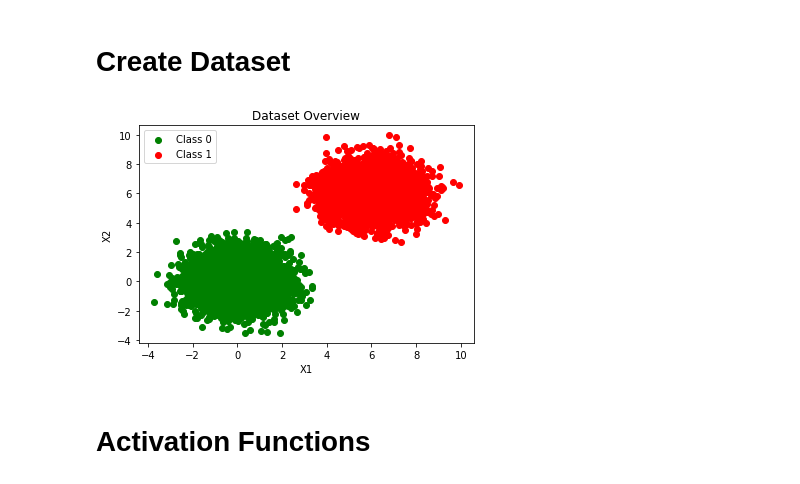
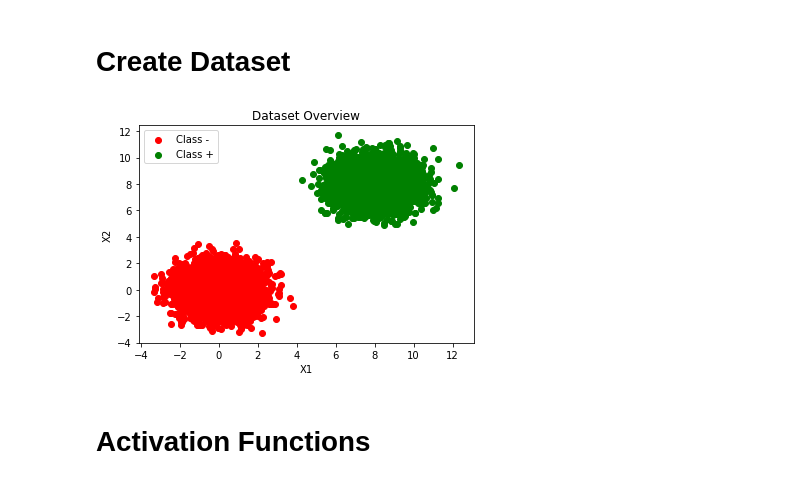
Before and after one commit to AUT-Student/NN-HW2, a Jupyter notebook: NN_HW1.ipynb, the cells around one changed output. Saved outputs shown, nothing was run; the diff lists cells and outputs as text; code cells hidden in the pictures.

```diff
--- a/NN_HW1.ipynb
+++ b/NN_HW1.ipynb
@@ -14,26 +14,26 @@ import math
 cov = [[1, 0], [0, 1]]
 
 mean_0 = [0,0]
-mean_1 = [6,6]
+mean_1 = [8,8]
 
 number_data_per_class = 5000
 # %%
 dataset_0 = pd.DataFrame(np.random.multivariate_normal(mean_0, cov, 5000), columns=["X1", "X2"])
-dataset_0["Y"] = [0] * 5000
+dataset_0["Y"] = [-1] * 5000
 
 dataset_1 = pd.DataFrame(np.random.multivariate_normal(mean_1, cov, 5000), columns=["X1", "X2"])
-dataset_1["Y"] = [1] * 5000
+dataset_1["Y"] = [+1] * 5000
 # %%
-plt.scatter(dataset_0["X1"], dataset_0["X2"], label="Class 0", c="green")
-plt.scatter(dataset_1["X1"], dataset_1["X2"], label="Class 1", c="red")
+plt.scatter(dataset_0["X1"], dataset_0["X2"], label="Class -", c="red")
+plt.scatter(dataset_1["X1"], dataset_1["X2"], label="Class +", c="green")
 
 plt.legend()
 plt.xlabel("X1")
 plt.ylabel("X2")
 plt.title("Dataset Overview")
 plt.show()
 # %% [output]
-[figure, old version]
+[figure, new version]
 # %%
 dataset = pd.concat([dataset_0, dataset_1], ignore_index= True)
 dataset = dataset.sample(frac=1).reset_index()
```
Also changed, not shown: parts of 8 cells of this notebook.
